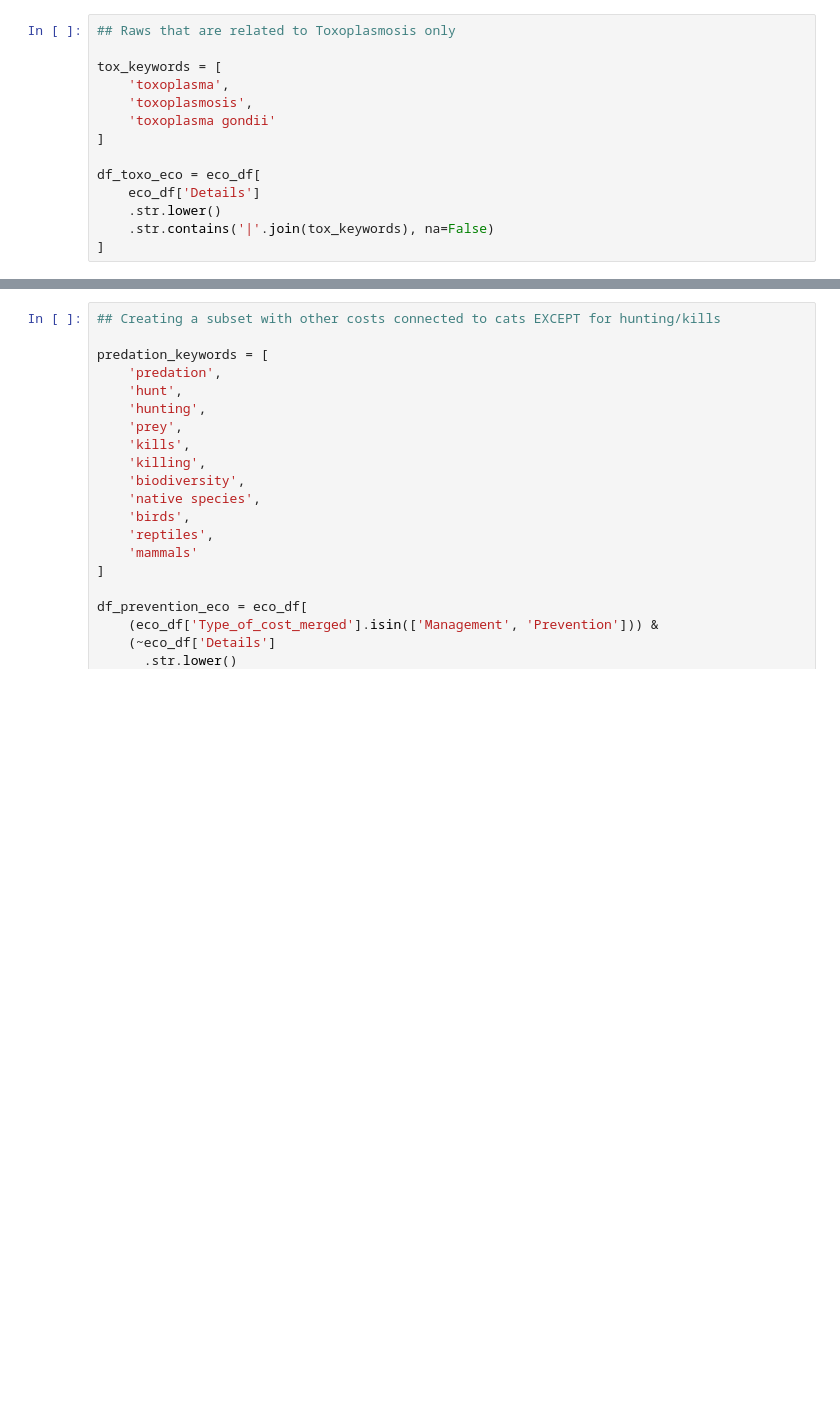
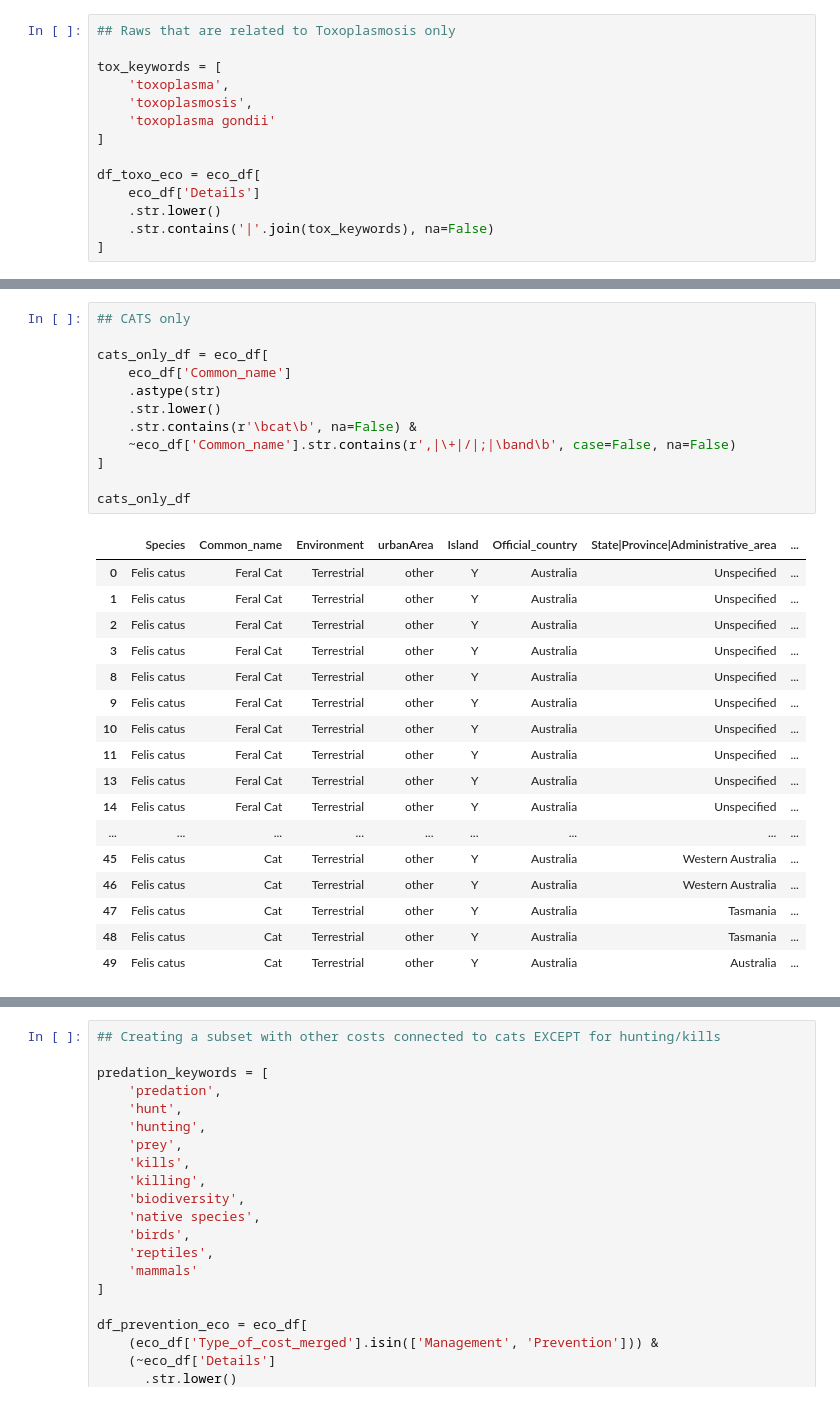
Before and after one commit to liza-drini/ceu-ds-project-C-2026, a Jupyter notebook: src/aiana_cost.ipynb, the cells around one changed output, grey strips where cells are left out. Saved outputs shown, nothing was run; the diff lists cells and outputs as text; blank space fills up the shorter version.

```diff
--- a/src/aiana_cost.ipynb
+++ b/src/aiana_cost.ipynb
@@ -317,3 +317,33 @@ df_toxo_eco
 | 11764 | Felis catus | Cat | Terrestrial | other | Y | Australia | Australia | ... |
 | 11765 | Felis catus | Cat | Terrestrial | other | Y | Australia | Australia | ... |
 | 11766 | Felis catus | Cat | Terrestrial | other | Y | Australia | Australia | ... |
+# %%
+## CATS only
+
+cats_only_df = eco_df[
+    eco_df['Common_name']
+    .astype(str)
+    .str.lower()
+    .str.contains(r'\bcat\b', na=False) &
+    ~eco_df['Common_name'].str.contains(r',|\+|/|;|\band\b', case=False, na=False)
+]
+
+cats_only_df
+# %% [output]
+|  | Species | Common_name | Environment | urbanArea | Island | Official_country | State|Province|Administrative_area | ... |
+| 0 | Felis catus | Feral Cat | Terrestrial | other | Y | Australia | Unspecified | ... |
+| 1 | Felis catus | Feral Cat | Terrestrial | other | Y | Australia | Unspecified | ... |
+| 2 | Felis catus | Feral Cat | Terrestrial | other | Y | Australia | Unspecified | ... |
+| 3 | Felis catus | Feral Cat | Terrestrial | other | Y | Australia | Unspecified | ... |
+| 8 | Felis catus | Feral Cat | Terrestrial | other | Y | Australia | Unspecified | ... |
+| 9 | Felis catus | Feral Cat | Terrestrial | other | Y | Australia | Unspecified | ... |
+| 10 | Felis catus | Feral Cat | Terrestrial | other | Y | Australia | Unspecified | ... |
+| 11 | Felis catus | Feral Cat | Terrestrial | other | Y | Australia | Unspecified | ... |
+| 13 | Felis catus | Feral Cat | Terrestrial | other | Y | Australia | Unspecified | ... |
+| 14 | Felis catus | Feral Cat | Terrestrial | other | Y | Australia | Unspecified | ... |
+| ... | ... | ... | ... | ... | ... | ... | ... | ... |
+| 45 | Felis catus | Cat | Terrestrial | other | Y | Australia | Western Australia | ... |
+| 46 | Felis catus | Cat | Terrestrial | other | Y | Australia | Western Australia | ... |
+| 47 | Felis catus | Cat | Terrestrial | other | Y | Australia | Tasmania | ... |
+| 48 | Felis catus | Cat | Terrestrial | other | Y | Australia | Tasmania | ... |
+| 49 | Felis catus | Cat | Terrestrial | other | Y | Australia | Australia | ... |
```
Also changed, not shown: parts of 1 cell of this notebook, 2 other files.
